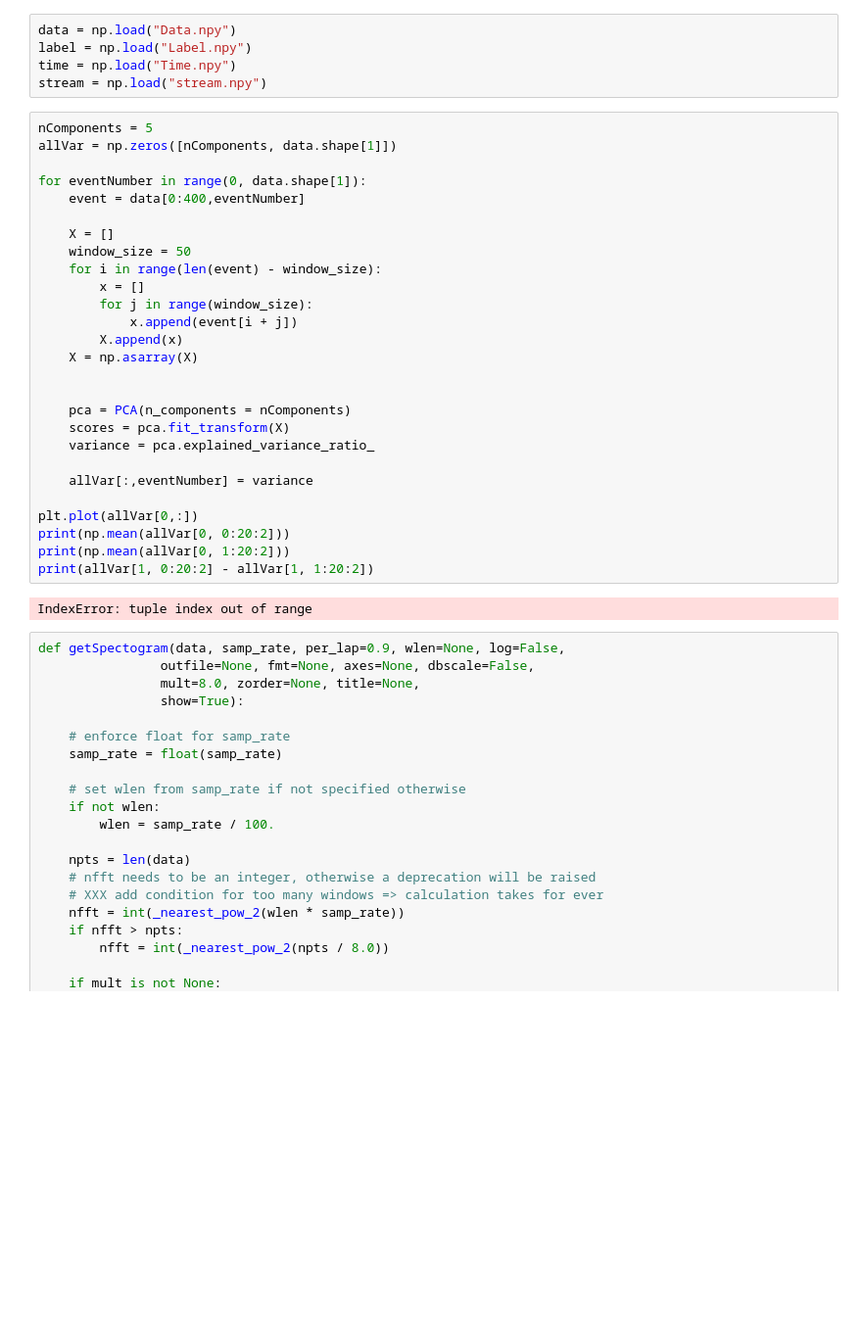
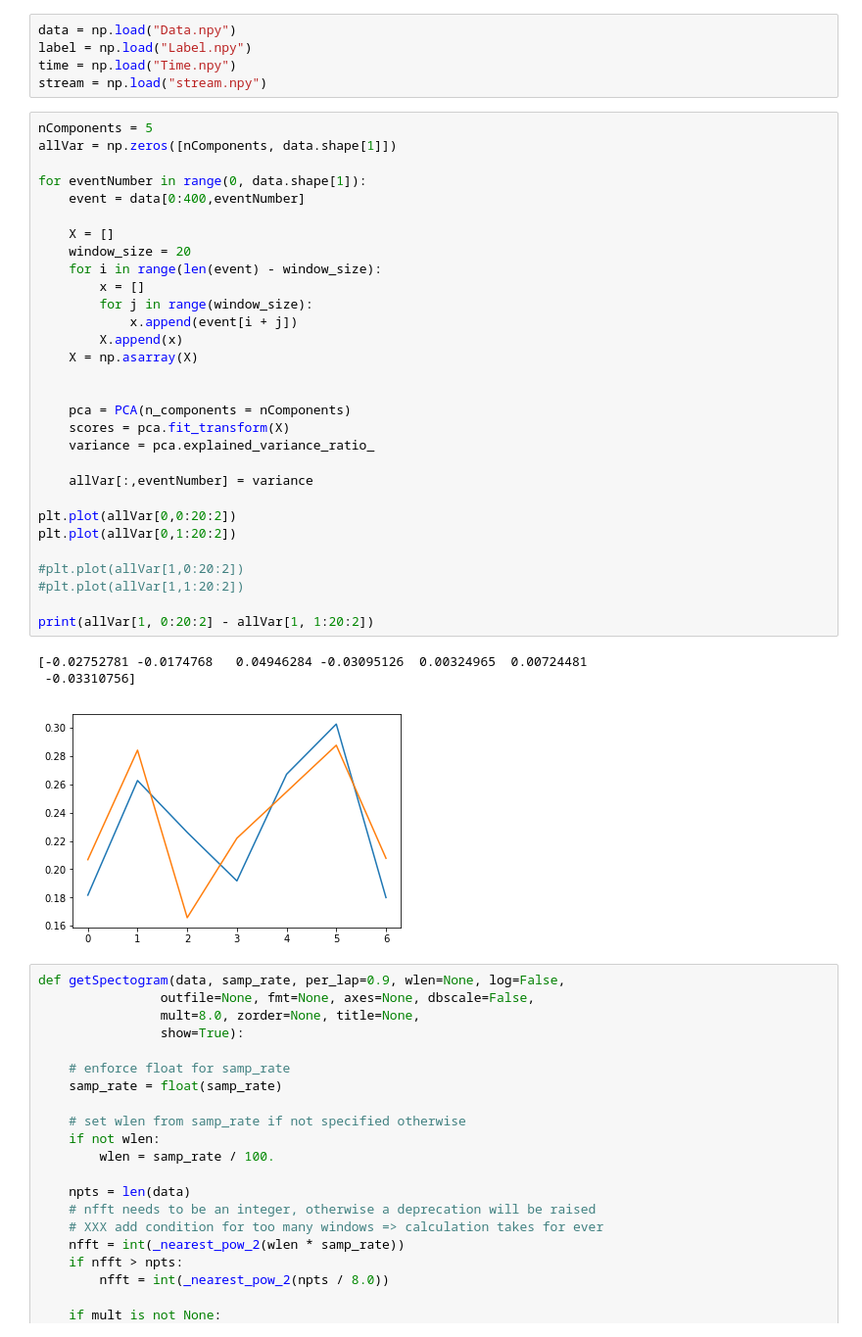
Before and after one commit to MosGeo/TerraeMotus, a Jupyter notebook: Prototype.ipynb, the cells around one changed output. Shown: that part at 98% size. Saved outputs shown, nothing was run; the diff lists cells and outputs as text; blank space fills up the shorter version.

```diff
--- a/Prototype.ipynb
+++ b/Prototype.ipynb
@@ -127,32 +127,37 @@ stream = np.load("stream.npy")
 # %%
 nComponents = 5
 allVar = np.zeros([nComponents, data.shape[1]])
 
 for eventNumber in range(0, data.shape[1]):
     event = data[0:400,eventNumber]
 
     X = []
-    window_size = 50
+    window_size = 20
     for i in range(len(event) - window_size):
         x = []
         for j in range(window_size):
             x.append(event[i + j])
         X.append(x)
     X = np.asarray(X)
 
 
     pca = PCA(n_components = nComponents)
     scores = pca.fit_transform(X)
     variance = pca.explained_variance_ratio_
 
     allVar[:,eventNumber] = variance
 
-plt.plot(allVar[0,:])
-print(np.mean(allVar[0, 0:20:2]))
-print(np.mean(allVar[0, 1:20:2]))
+plt.plot(allVar[0,0:20:2])
+plt.plot(allVar[0,1:20:2])
+
+#plt.plot(allVar[1,0:20:2])
+#plt.plot(allVar[1,1:20:2])
+
 print(allVar[1, 0:20:2] - allVar[1, 1:20:2])
 # %% [output]
-IndexError: tuple index out of range
+[-0.02752781 -0.0174768   0.04946284 -0.03095126  0.00324965  0.00724481
+ -0.03310756]
+[figure, added]
 # %%
 def getSpectogram(data, samp_rate, per_lap=0.9, wlen=None, log=False,
                 outfile=None, fmt=None, axes=None, dbscale=False,
```
Also changed, not shown: parts of 1 cell of this notebook, 4 other files.
